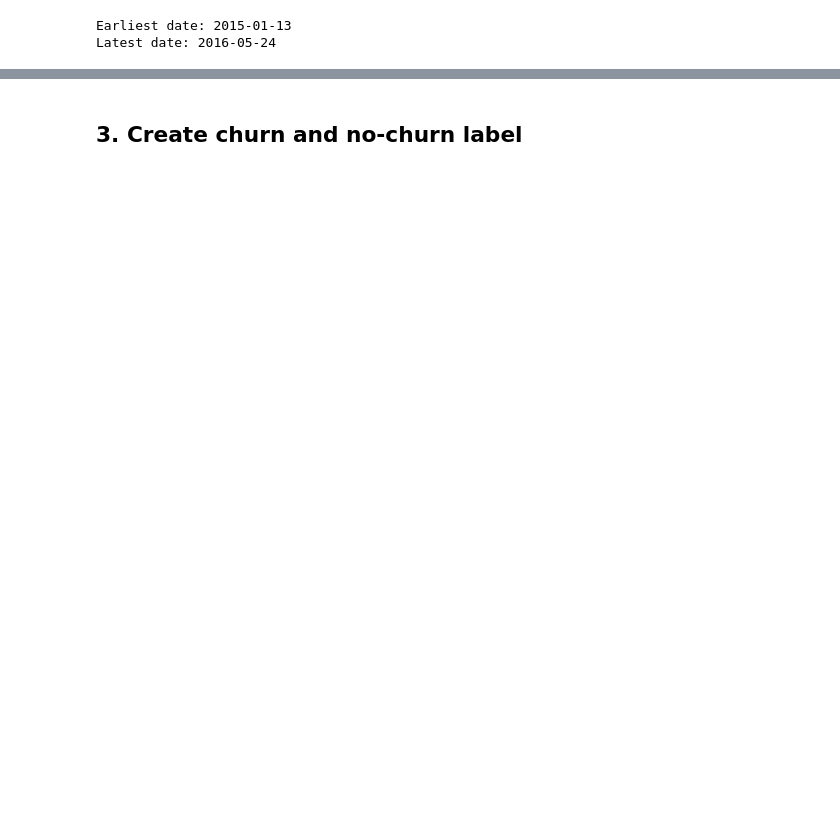
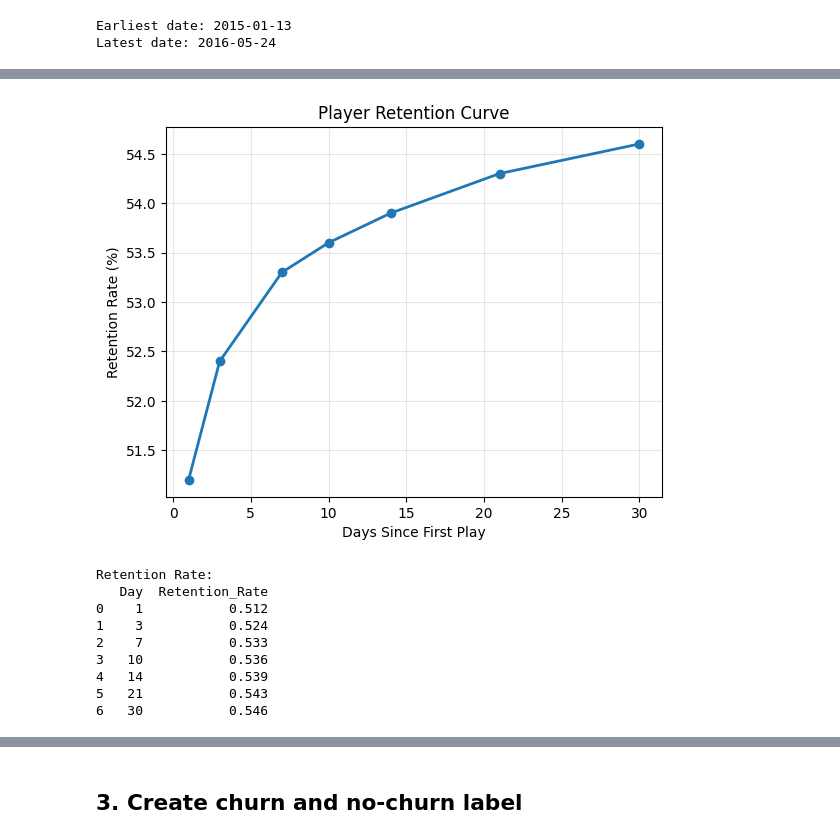
Before and after one commit to catherine0911/Customer-Data, a Jupyter notebook: Group project.ipynb, the cells around one changed output, grey strips where cells are left out. Cells and saved outputs as stored; diff of their text form; code cells hidden in the pictures; blank space fills up the shorter version.

```diff
--- a/Group project.ipynb
+++ b/Group project.ipynb
@@ -84,0 +130,45 @@ plt.show()
+# %%
+# Rentention rate - How many percentages of players come back after N days?
+def retention_rate(df):
+    player_sessions = df.groupby('device')['converted_time'].apply(list).reset_index()
+    retention_data = []
+    for days in [1, 3, 7, 10, 14, 21, 30]:
+        retained = 0
+        for idx, row in player_sessions.iterrows():
+            sessions = sorted(row['converted_time'])
+            first_session = sessions[0]
+            # If player returned within N days
+            future_sessions = [s for s in sessions if (s - first_session).days <= days]
+            if len(future_sessions) > 1:
+                retained += 1
+        retention_rate = round(retained / len(player_sessions),3)
+        retention_data.append({'Day': days, 'Retention_Rate': retention_rate})
+    return pd.DataFrame(retention_data)
+retention_df = retention_rate(df)
+
+# Visualization
+plt.plot(retention_df['Day'], retention_df['Retention_Rate'] * 100, marker='o', linewidth=2)
+plt.xlabel('Days Since First Play')
+plt.ylabel('Retention Rate (%)')
+plt.title('Player Retention Curve')
+plt.grid(alpha=0.3)
+plt.show()
+
+print("Retention Rate:")
+print(retention_df)
+
+# WHY THIS MATTERS:
+# - Industry benchmark: Good mobile games have 40%+ Day 1 retention
+# - Shows where the biggest drop-offs occur
+# - Helps you decide: should you predict early churn (Day 1-3) or late churn (Day 7+)?
+# %% [output]
+[figure, added]
+Retention Rate:
+   Day  Retention_Rate
+0    1           0.512
+1    3           0.524
+2    7           0.533
+3   10           0.536
+4   14           0.539
+5   21           0.543
+6   30           0.546
```
Also changed, not shown: parts of 83 cells of this notebook, 1 other file.
